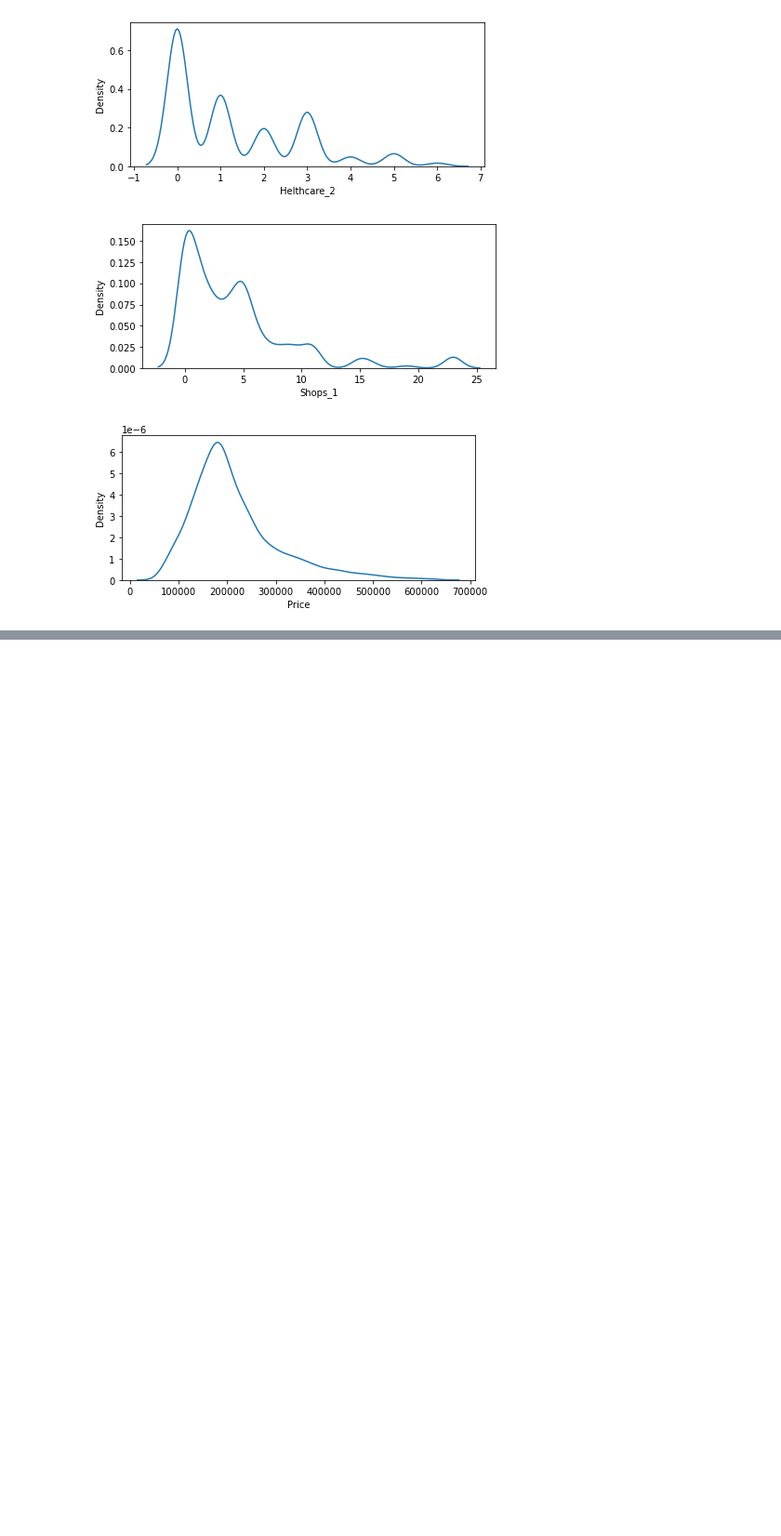
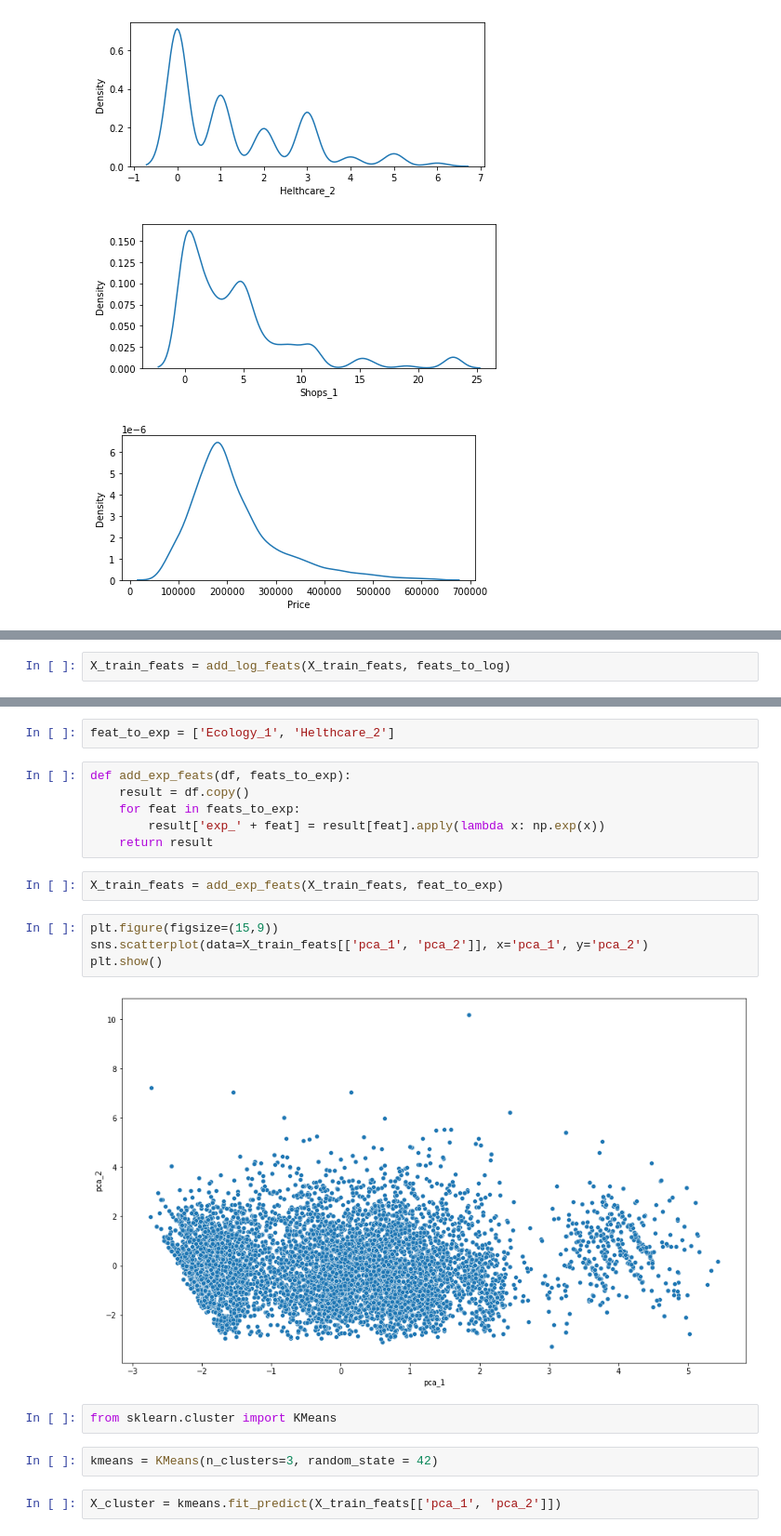
Before and after one commit to TrickSonix/Project_for_SF, a Jupyter notebook: ML/Notebooks/EDA.ipynb, the cells around one changed output, grey strips where cells are left out. Shown at 93% size. Cells and saved outputs as stored; diff of their text form; blank space fills up the shorter version.

```diff
--- a/ML/Notebooks/EDA.ipynb
+++ b/ML/Notebooks/EDA.ipynb
@@ -311,0 +435,2 @@ for i, value in enumerate(num_feats):
+# %%
+X_train_feats = add_log_feats(X_train_feats, feats_to_log)
@@ -311,0 +452,22 @@ for i, value in enumerate(num_feats):
+# %%
+feat_to_exp = ['Ecology_1', 'Helthcare_2']
+# %%
+def add_exp_feats(df, feats_to_exp):
+    result = df.copy()
+    for feat in feats_to_exp:
+        result['exp_' + feat] = result[feat].apply(lambda x: np.exp(x))
+    return result
+# %%
+X_train_feats = add_exp_feats(X_train_feats, feat_to_exp)
+# %%
+plt.figure(figsize=(15,9))
+sns.scatterplot(data=X_train_feats[['pca_1', 'pca_2']], x='pca_1', y='pca_2')
+plt.show()
+# %% [output]
+[figure, added]
+# %%
+from sklearn.cluster import KMeans
+# %%
+kmeans = KMeans(n_clusters=3, random_state = 42)
+# %%
+X_cluster = kmeans.fit_predict(X_train_feats[['pca_1', 'pca_2']])
```
Also changed, not shown: parts of 48 cells of this notebook, 7 other files.
